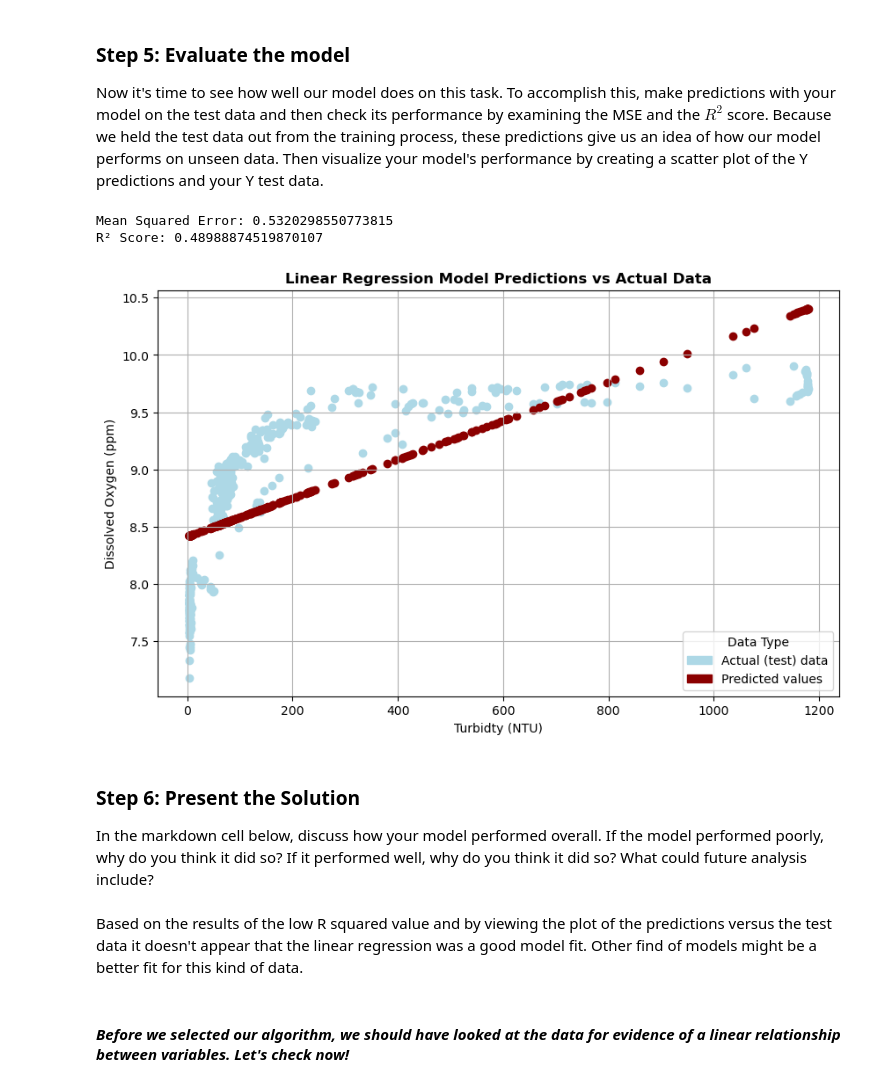
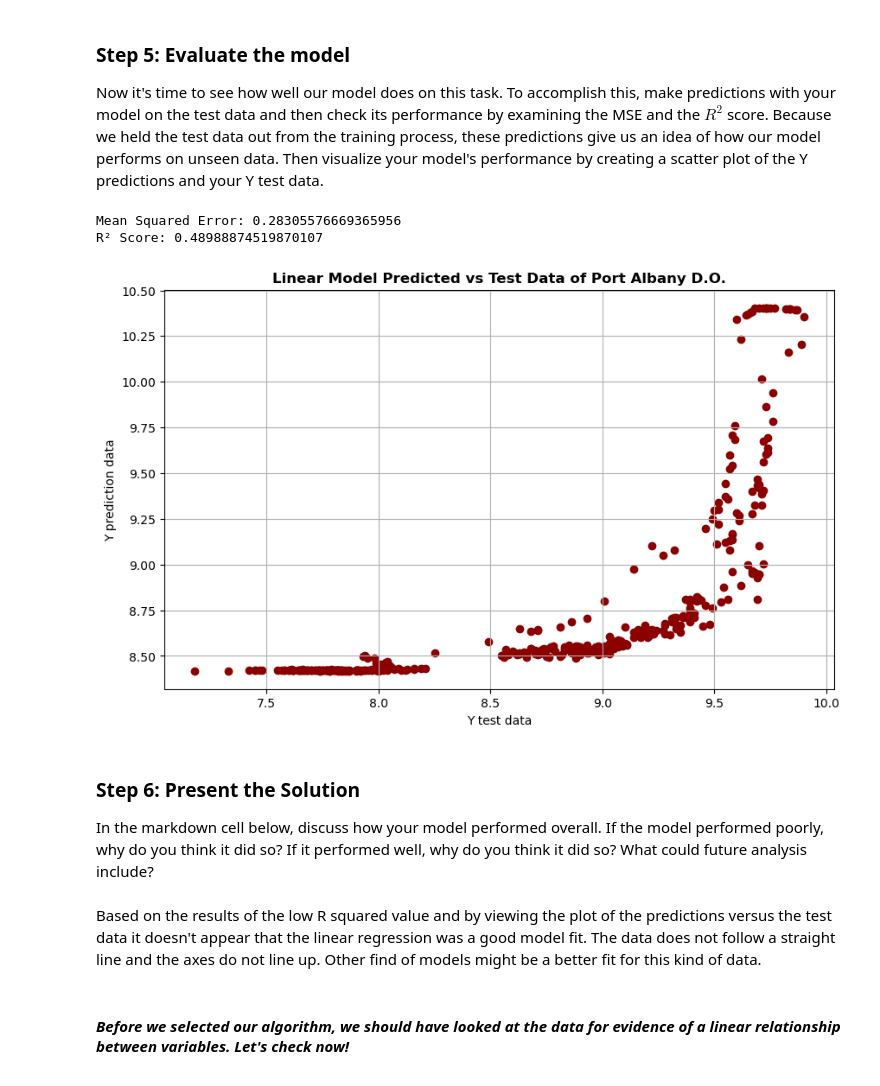
Before and after one commit to jordancsibley/EDS232-labs, a Jupyter notebook: Week1/Lab1-hurricane.ipynb, the cells around one changed output. Saved outputs shown, nothing was run; the diff lists cells and outputs as text; code cells hidden in the pictures.

```diff
--- a/Week1/Lab1-hurricane.ipynb
+++ b/Week1/Lab1-hurricane.ipynb
@@ -188,39 +193,33 @@ Now it's time to see how well our model does on this task.  To accomplish this,
 # %%
 # Make predictions
 Y_pred = model.predict(X_test)
 
 # Calculate evaluation metrics using scikit-learn's mean_squared_error and r2_score
-mse = np.sqrt(mean_squared_error(Y_test, Y_pred))
+mse = mean_squared_error(Y_test, Y_pred)
 r2 = r2_score(Y_test, Y_pred)
 
 print(f"Mean Squared Error: {mse}")
 print(f"R² Score: {r2}")
 
 # Visualize predictions vs. actual values
 fig, ax = plt.subplots(figsize = (10,6))
-plt.scatter(x = X_test, y = Y_test, c="lightblue") # Actual values
-plt.scatter(x = X_test, y = Y_pred, c = "darkred") # Predictied values
+plt.scatter(x = Y_test, y = Y_pred, c = "darkred") # Predictied values
 
-# Add legend
-actual_patch = mpatches.Patch(color = "lightblue", label = 'Actual (test) data')
-pred_patch = mpatches.Patch(color = "darkred", label = "Predicted values")
-ax.legend(handles=[actual_patch, pred_patch], loc='lower right', title='Data Type')
-
-plt.ylabel('Dissolved Oxygen (ppm)')
-plt.xlabel('Turbidty (NTU)')
-plt.title('Linear Regression Model Predictions vs Actual Data', fontweight='bold')
+plt.xlabel("Y test data")
+plt.ylabel("Y prediction data")
+plt.title("Linear Model Predicted vs Test Data of Port Albany D.O.", fontweight='bold')
 
 plt.grid(True)
 plt.show()
 # %% [output]
-Mean Squared Error: 0.5320298550773815
+Mean Squared Error: 0.28305576669365956
 R² Score: 0.48988874519870107
-[figure, old version]
+[figure, new version]
 # %% [markdown]
 ### Step 6:  Present the Solution
 In the markdown cell below, discuss how your model performed overall. If the model performed poorly, why do you think it did so? If it performed well, why do you think it did so? What could future analysis include?
 # %% [markdown]
-Based on the results of the low R squared value and by viewing the plot of the predictions versus the test data it doesn't appear that the linear regression was a good model fit. Other find of models might be a better fit for this kind of data.
+Based on the results of the low R squared value and by viewing the plot of the predictions versus the test data it doesn't appear that the linear regression was a good model fit. The data does not follow a straight line and the axes do not line up.  Other find of models might be a better fit for this kind of data.
 # %% [markdown]
 #### *Before we selected our algorithm, we should have looked at the data for evidence of a linear relationship between variables. Let's check now!*
 # %%
```
Also changed, not shown: parts of 6 cells of this notebook.
